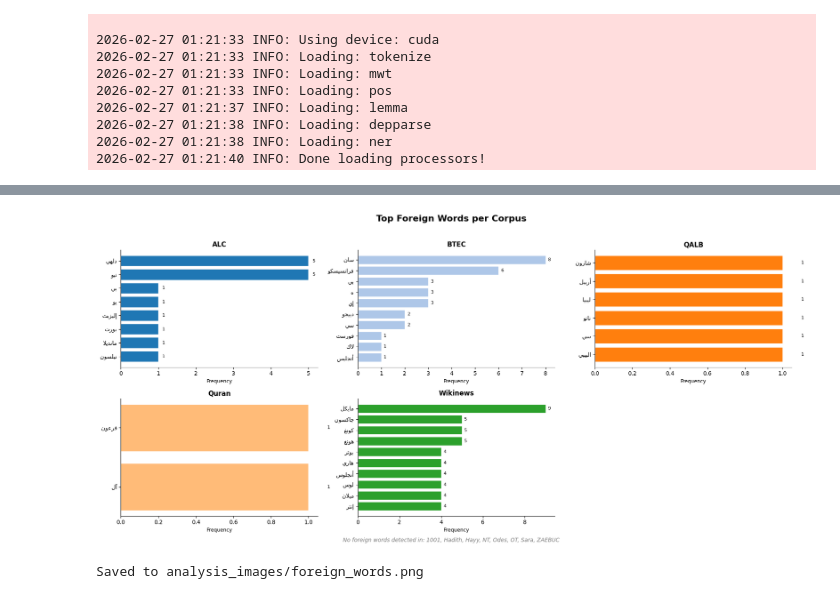
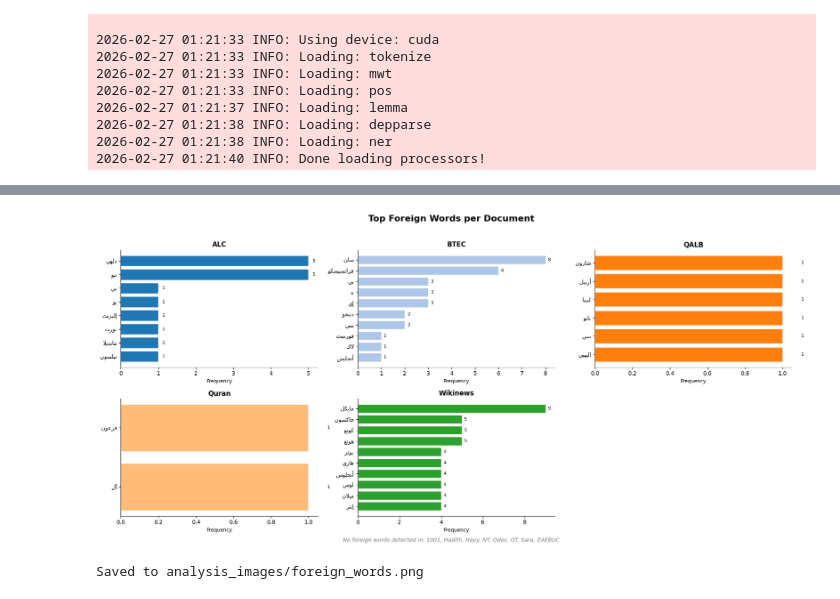
Before and after one commit to Yi-ChyunWong/IDS570_Text_as_Data, a Jupyter notebook: Data_Exploration/data_exploration_foreign_words.ipynb, the cells around one changed output, grey strips where cells are left out. Drawn from its saved outputs; the diff is of its cells as text; code cells hidden in the pictures.

```diff
--- a/Data_Exploration/data_exploration_foreign_words.ipynb
+++ b/Data_Exploration/data_exploration_foreign_words.ipynb
@@ -168,33 +168,33 @@ def plot_foreign_words(foreign_corpus, top_n=10, filename="analysis_images/forei
 
         fixed_words = [fix_arabic(w) for w in words]
         y_pos = np.arange(len(fixed_words))
 
         ax.barh(y_pos, counts, color=colors[i % len(colors)], edgecolor="white")
         ax.set_yticks(y_pos)
         ax.set_yticklabels(fixed_words, fontsize=10)
         ax.invert_yaxis()
         ax.set_title(fix_arabic(name), fontweight="bold", fontsize=12)
         ax.set_xlabel("Frequency", fontsize=9)
         ax.spines[["top", "right"]].set_visible(False)
 
         for j, count in enumerate(counts):
             ax.text(count + 0.1, j, str(count), va='center', fontsize=8)
 
     for j in range(i + 1, len(axes)):
         axes[j].set_visible(False)
 
     empty = [name for name, counter in foreign_corpus.items() if not counter]
     if empty:
         fig.text(0.5, -0.01, f"No foreign words detected in: {', '.join(empty)}",
                  ha='center', fontsize=10, color='gray', style='italic')
 
-    plt.suptitle("Top Foreign Words per Corpus", fontsize=16, fontweight="bold", y=1.02)
+    plt.suptitle("Top Foreign Words per Document", fontsize=16, fontweight="bold", y=1.02)
     plt.tight_layout()
     plt.savefig(filename, dpi=500, bbox_inches="tight")
     plt.show()
     print(f"Saved to {filename}")
 
 plot_foreign_words(foreign_corpus, top_n=10)
 # %% [output]
-[figure, old version]
+[figure, new version]
 Saved to analysis_images/foreign_words.png
```
Also changed, not shown: 4 other files.
